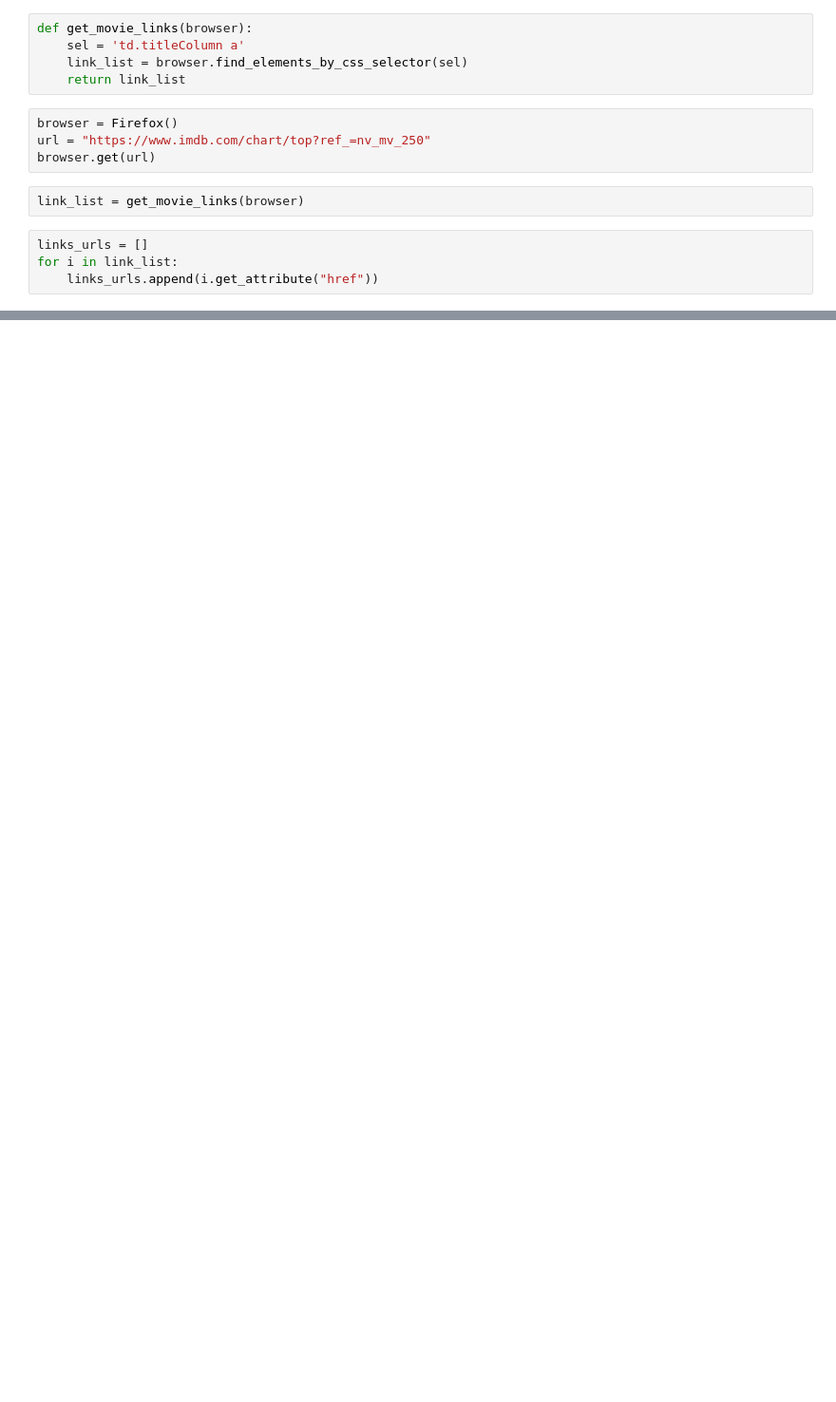
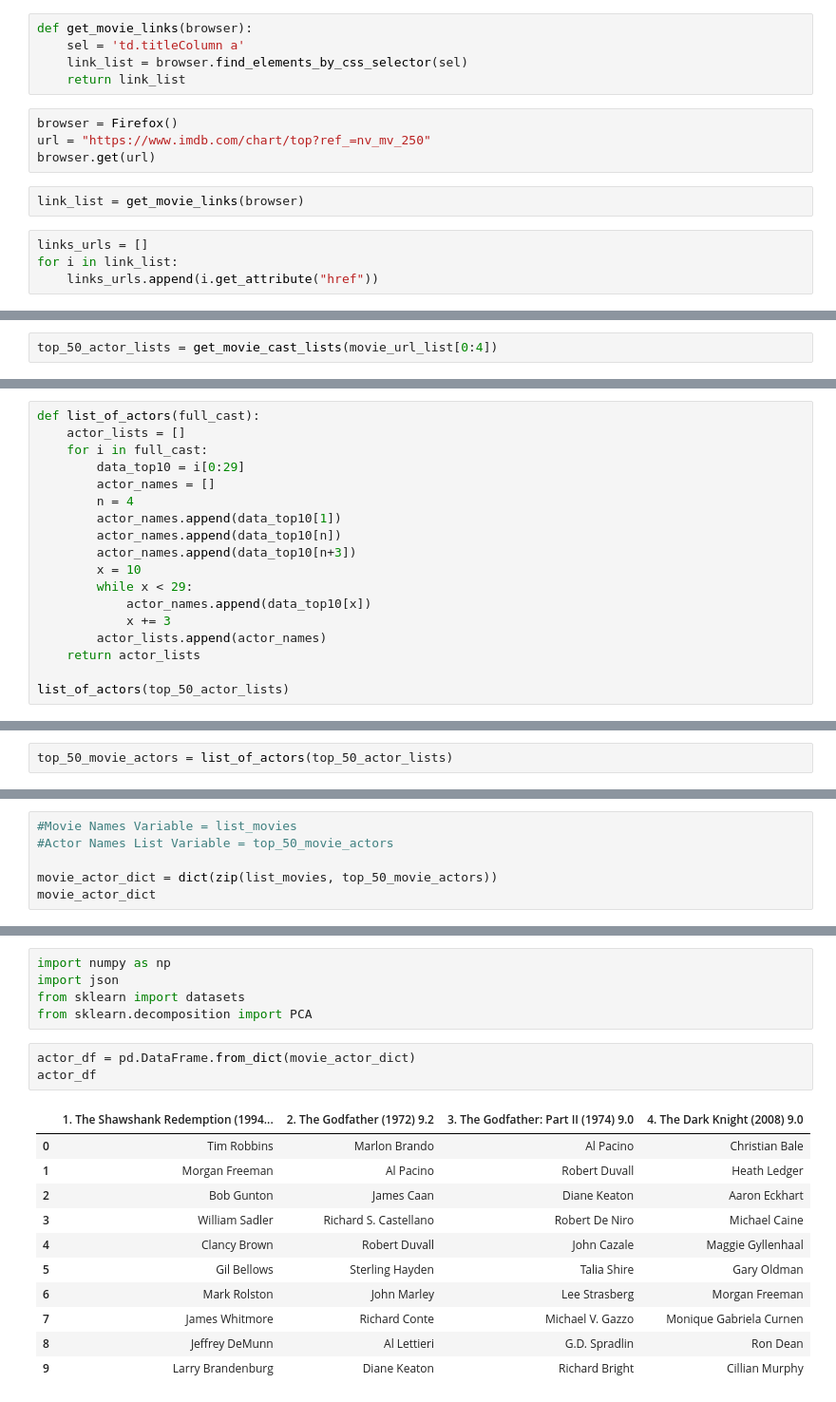
Before and after one commit to AnnaLara/scraping_project, a Jupyter notebook: test.ipynb, the cells around one changed output, grey strips where cells are left out. Shown at 95% size. Saved outputs shown, nothing was run; the diff lists cells and outputs as text; blank space fills up the shorter version.

Commit message:
finalized all but json exporting to file

```diff
--- a/test.ipynb
+++ b/test.ipynb
@@ -62 +185,3 @@ links_urls
+# %%
+top_50_actor_lists = get_movie_cast_lists(movie_url_list[0:4])
 # %%
@@ -69,0 +199,18 @@ def get_movie_cast_list(movie_url):
+# %%
+def list_of_actors(full_cast):
+    actor_lists = []
+    for i in full_cast:
+        data_top10 = i[0:29]
+        actor_names = []
+        n = 4
+        actor_names.append(data_top10[1])
+        actor_names.append(data_top10[n])
+        actor_names.append(data_top10[n+3])
+        x = 10
+        while x < 29:
+            actor_names.append(data_top10[x])
+            x += 3
+        actor_lists.append(actor_names)
+    return actor_lists
+
+list_of_actors(top_50_actor_lists)
@@ -70 +235,3 @@ def get_movie_cast_list(movie_url):
+# %%
+top_50_movie_actors = list_of_actors(top_50_actor_lists)
 # %%
@@ -102,0 +246,6 @@ names
+# %%
+#Movie Names Variable = list_movies
+#Actor Names List Variable = top_50_movie_actors
+
+movie_actor_dict = dict(zip(list_movies, top_50_movie_actors))
+movie_actor_dict
@@ -102,0 +270,20 @@ names
+# %%
+import numpy as np
+import json
+from sklearn import datasets
+from sklearn.decomposition import PCA
+# %%
+actor_df = pd.DataFrame.from_dict(movie_actor_dict)
+actor_df
+# %% [output]
+|  | 1. The Shawshank Redemption (1994... | 2. The Godfather (1972) 9.2 | 3. The Godfather: Part II (1974) 9.0 | 4. The Dark Knight (2008) 9.0 |
+| 0 | Tim Robbins | Marlon Brando | Al Pacino | Christian Bale |
+| 1 | Morgan Freeman | Al Pacino | Robert Duvall | Heath Ledger |
+| 2 | Bob Gunton | James Caan | Diane Keaton | Aaron Eckhart |
+| 3 | William Sadler | Richard S. Castellano | Robert De Niro | Michael Caine |
+| 4 | Clancy Brown | Robert Duvall | John Cazale | Maggie Gyllenhaal |
+| 5 | Gil Bellows | Sterling Hayden | Talia Shire | Gary Oldman |
+| 6 | Mark Rolston | John Marley | Lee Strasberg | Morgan Freeman |
+| 7 | James Whitmore | Richard Conte | Michael V. Gazzo | Monique Gabriela Curnen |
+| 8 | Jeffrey DeMunn | Al Lettieri | G.D. Spradlin | Ron Dean |
+| 9 | Larry Brandenburg | Diane Keaton | Richard Bright | Cillian Murphy |
```
Also changed, not shown: parts of 16 cells of this notebook.
